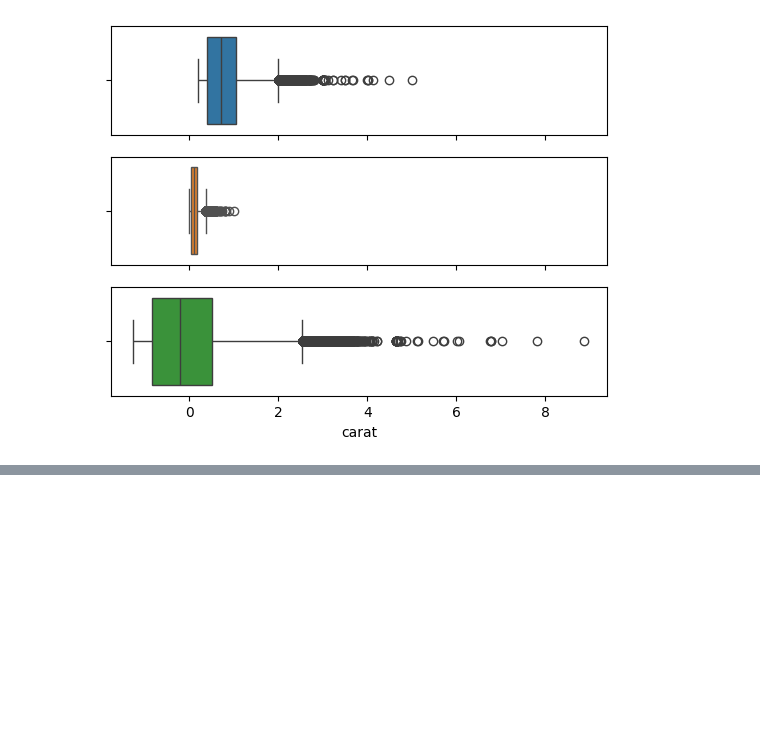
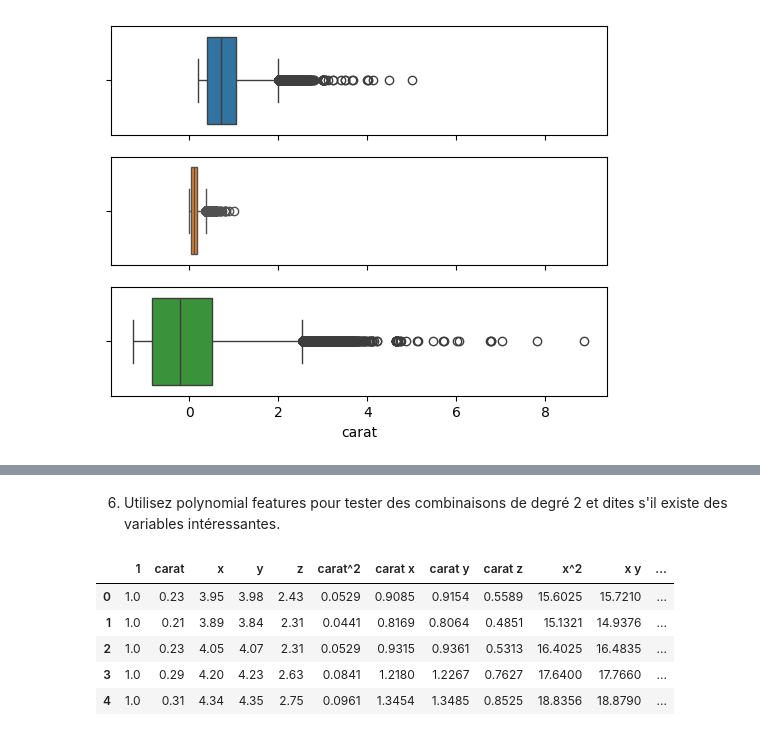
Before and after one commit to MouloudB-24/MP-PRO, a Jupyter notebook: entrainement.ipynb, the cells around one changed output, grey strips where cells are left out. Cells and saved outputs as stored; diff of their text form; code cells hidden in the pictures; blank space fills up the shorter version.

```diff
--- a/entrainement.ipynb
+++ b/entrainement.ipynb
@@ -969,0 +1071,2 @@ sns.boxplot(data=df_standard, x='carat', color='tab:green', ax=ax[2])
+# %%
+df['surface'] = df['x'] * df['y']
@@ -969,0 +1088,2 @@ sns.boxplot(data=df_standard, x='carat', color='tab:green', ax=ax[2])
+# %% [markdown]
+6. Utilisez polynomial features pour tester des combinaisons de degré 2 et dites s'il existe des variables intéressantes.
@@ -969,0 +1092,14 @@ sns.boxplot(data=df_standard, x='carat', color='tab:green', ax=ax[2])
+# %%
+polynomial_tranform = PolynomialFeatures(interaction_only=False)
+
+polynomial_df = polynomial_tranform.fit_transform((df[['carat', 'x', 'y', 'z']]))
+# %%
+polynomial_df = pd.DataFrame(polynomial_df, columns=polynomial_tranform.get_feature_names_out(['carat', 'x', 'y', 'z']))
+polynomial_df.head()
+# %% [output]
+|  | 1 | carat | x | y | z | carat^2 | carat x | carat y | carat z | x^2 | x y | ... |
+| 0 | 1.0 | 0.23 | 3.95 | 3.98 | 2.43 | 0.0529 | 0.9085 | 0.9154 | 0.5589 | 15.6025 | 15.7210 | ... |
+| 1 | 1.0 | 0.21 | 3.89 | 3.84 | 2.31 | 0.0441 | 0.8169 | 0.8064 | 0.4851 | 15.1321 | 14.9376 | ... |
+| 2 | 1.0 | 0.23 | 4.05 | 4.07 | 2.31 | 0.0529 | 0.9315 | 0.9361 | 0.5313 | 16.4025 | 16.4835 | ... |
+| 3 | 1.0 | 0.29 | 4.20 | 4.23 | 2.63 | 0.0841 | 1.2180 | 1.2267 | 0.7627 | 17.6400 | 17.7660 | ... |
+| 4 | 1.0 | 0.31 | 4.34 | 4.35 | 2.75 | 0.0961 | 1.3454 | 1.3485 | 0.8525 | 18.8356 | 18.8790 | ... |
```
Also changed, not shown: parts of 20 cells of this notebook.
